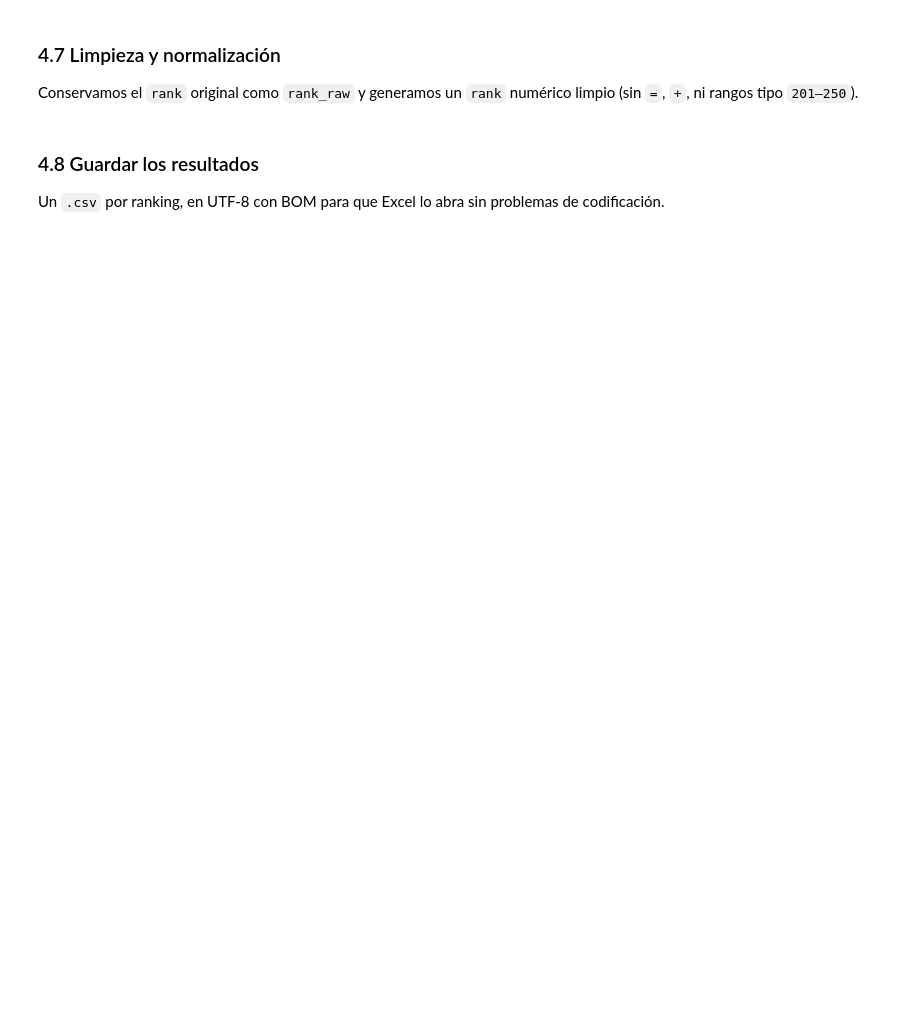
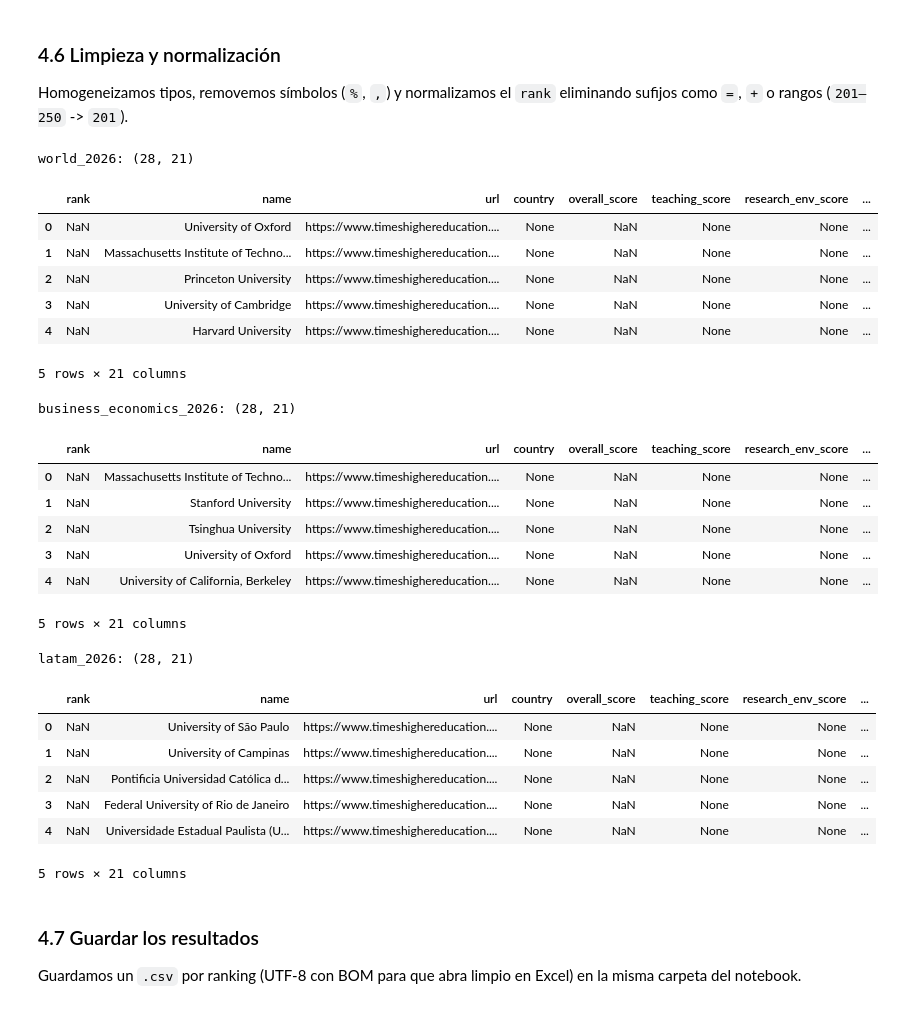
Before and after one commit to jphuamanre-up/World-University-Rankings-ETL, a Jupyter notebook: index.ipynb, the cells around one changed output. Drawn from its saved outputs; the diff is of its cells as text; code cells hidden in the pictures; blank space fills up the shorter version.

```diff
--- a/index.ipynb
+++ b/index.ipynb
@@ -348,42 +459,62 @@ if OBTENER_DIRECCIONES:
 # %% [markdown]
-### 4.7 Limpieza y normalización
+### 4.6 Limpieza y normalización
 
-Conservamos el `rank` original como `rank_raw` y generamos un `rank` numérico limpio (sin `=`, `+`, ni rangos tipo `201–250`).
+Homogeneizamos tipos, removemos símbolos (`%`, `,`) y normalizamos el `rank` eliminando sufijos
+como `=`, `+` o rangos (`201–250` -> `201`).
 # %%
-COLUMNAS_FINALES = [
-    'rank_raw', 'rank', 'name', 'country',
-    'overall_score', 'teaching_score', 'research_env_score',
-    'research_quality_score', 'industry_score', 'international_score',
-    'url',
-    'street_address', 'locality', 'region', 'postal_code', 'country_address',
-]
-
-
 def limpiar(df: pd.DataFrame) -> pd.DataFrame:
     if df.empty:
         return df
     df = df.copy()
-    df['rank_raw'] = df['rank']
-    df['rank'] = (df['rank'].astype(str)
-                           .str.replace(r'[=+]', '', regex=True)
-                           .str.replace(r'[–-]\d+', '', regex=True)
-                           .str.strip())
+    if 'intl_students' in df.columns:
+        df['intl_students'] = df['intl_students'].astype(str).str.replace('%', '', regex=False)
+    if 'rank' in df.columns:
+        df['rank_raw'] = df['rank']
+        df['rank'] = (df['rank'].astype(str)
+                                 .str.replace(r'[=+]', '', regex=True)
+                                 .str.replace(r'[–-]\d+', '', regex=True)
+                                 .str.strip())
     if 'overall_score' in df.columns:
         df['overall_score'] = df['overall_score'].astype(str).str.replace(r'.*[–-]', '', regex=True)
-    df = df.replace({'n/a': None, 'N/A': None, '': None, 'None': None})
-    # Reordenamos sólo con las columnas que realmente existan
-    presentes = [c for c in COLUMNAS_FINALES if c in df.columns]
-    return df[presentes]
+    if 'number_students' in df.columns:
+        df['number_students'] = df['number_students'].astype(str).str.replace(',', '', regex=False)
+    df = df.replace({'n/a': None, 'N/A': None, '': None})
+    return df
 
 
 resultados = {k: limpiar(v) for k, v in resultados.items()}
 for k, df in resultados.items():
     print(f'{k}: {df.shape}')
     display(df.head())
+# %% [output]
+world_2026: (28, 21)
+|  | rank | name | url | country | overall_score | teaching_score | research_env_score | ... |
+| 0 | NaN | University of Oxford | https://www.timeshighereducation.... | None | NaN | None | None | ... |
+| 1 | NaN | Massachusetts Institute of Techno... | https://www.timeshighereducation.... | None | NaN | None | None | ... |
+| 2 | NaN | Princeton University | https://www.timeshighereducation.... | None | NaN | None | None | ... |
+| 3 | NaN | University of Cambridge | https://www.timeshighereducation.... | None | NaN | None | None | ... |
+| 4 | NaN | Harvard University | https://www.timeshighereducation.... | None | NaN | None | None | ... |
+5 rows × 21 columns
+business_economics_2026: (28, 21)
+|  | rank | name | url | country | overall_score | teaching_score | research_env_score | ... |
+| 0 | NaN | Massachusetts Institute of Techno... | https://www.timeshighereducation.... | None | NaN | None | None | ... |
+| 1 | NaN | Stanford University | https://www.timeshighereducation.... | None | NaN | None | None | ... |
+| 2 | NaN | Tsinghua University | https://www.timeshighereducation.... | None | NaN | None | None | ... |
+| 3 | NaN | University of Oxford | https://www.timeshighereducation.... | None | NaN | None | None | ... |
+| 4 | NaN | University of California, Berkeley | https://www.timeshighereducation.... | None | NaN | None | None | ... |
+5 rows × 21 columns
+latam_2026: (28, 21)
+|  | rank | name | url | country | overall_score | teaching_score | research_env_score | ... |
+| 0 | NaN | University of São Paulo | https://www.timeshighereducation.... | None | NaN | None | None | ... |
+| 1 | NaN | University of Campinas | https://www.timeshighereducation.... | None | NaN | None | None | ... |
+| 2 | NaN | Pontificia Universidad Católica d... | https://www.timeshighereducation.... | None | NaN | None | None | ... |
+| 3 | NaN | Federal University of Rio de Janeiro | https://www.timeshighereducation.... | None | NaN | None | None | ... |
+| 4 | NaN | Universidade Estadual Paulista (U... | https://www.timeshighereducation.... | None | NaN | None | None | ... |
+5 rows × 21 columns
 # %% [markdown]
-### 4.8 Guardar los resultados
+### 4.7 Guardar los resultados
 
-Un `.csv` por ranking, en UTF-8 con BOM para que Excel lo abra sin problemas de codificación.
+Guardamos un `.csv` por ranking (UTF-8 con BOM para que abra limpio en Excel) en la misma carpeta del notebook.
 # %%
 for clave, cfg in RANKINGS.items():
     df = resultados.get(clave)
```
Also changed, not shown: parts of 25 cells of this notebook, 6 other files.
